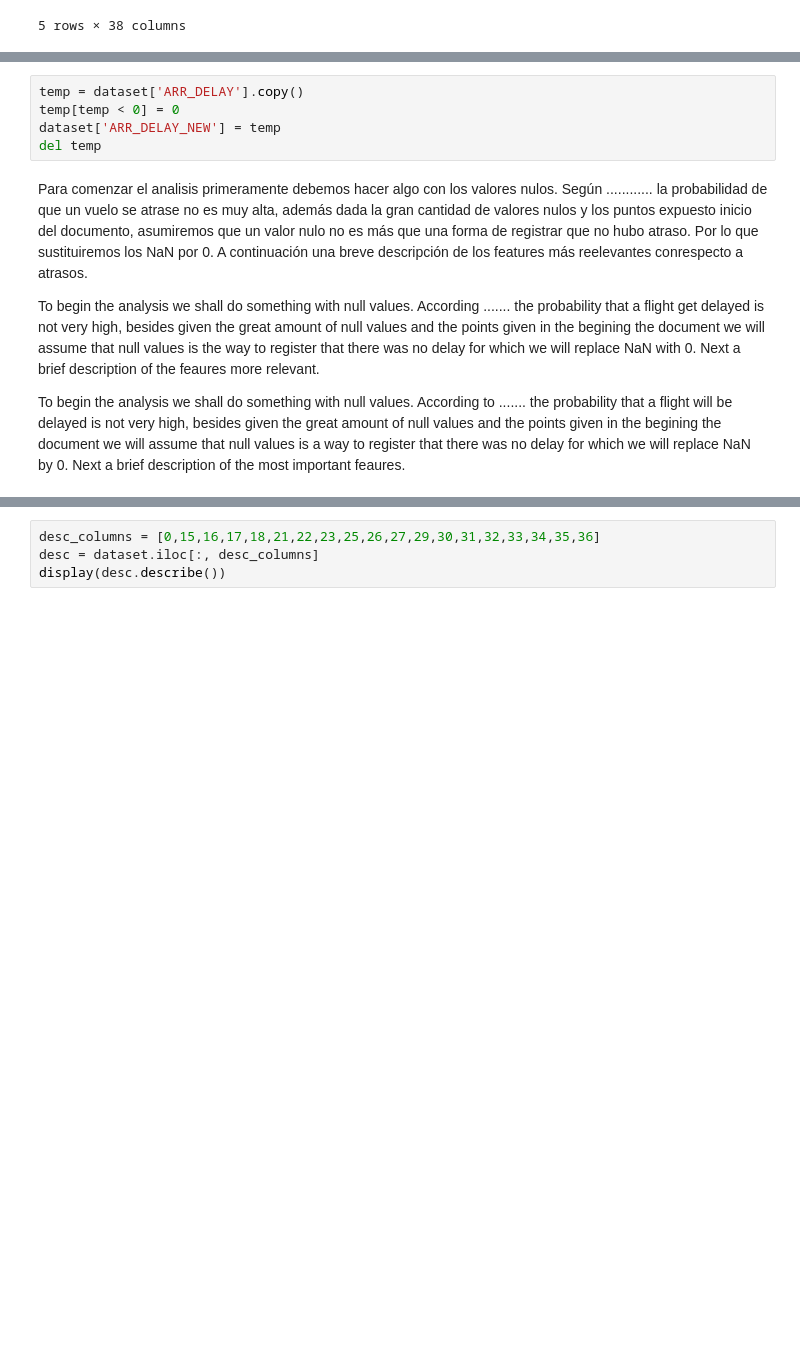
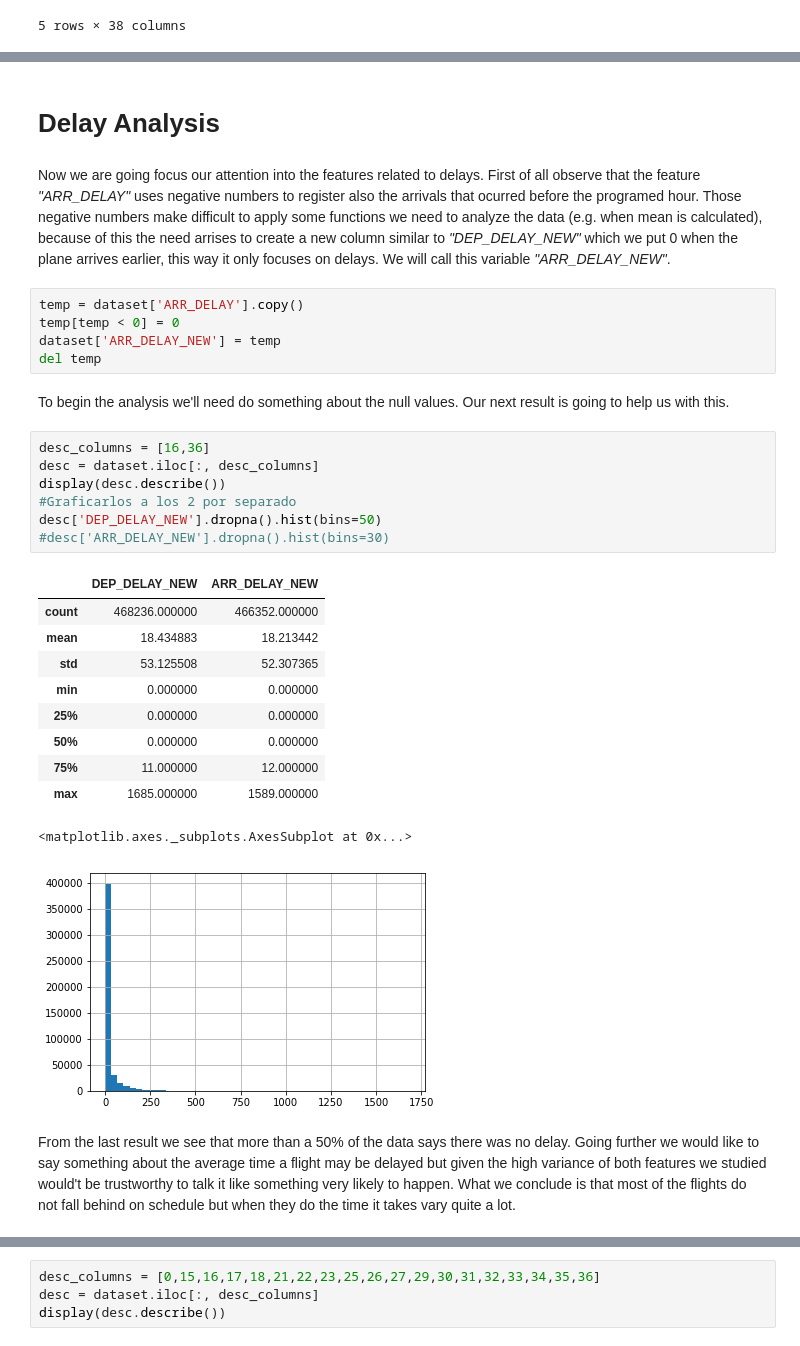
Before and after one commit to lesmedGutierrez/gap_bootcamp_analytics, a Jupyter notebook: script.ipynb, the cells around one changed output, grey strips where cells are left out. Cells and saved outputs as stored; diff of their text form; blank space fills up the shorter version.

Commit message:
Data cleaning and translations

```diff
--- a/script.ipynb
+++ b/script.ipynb
@@ -99,11 +110,32 @@ Now we are going focus our attention into the features related to delays. First
+# %% [markdown]
+# Delay Analysis
+# %% [markdown]
+Now we are going focus our attention into the features related to delays. First of all observe that the feature _"ARR_DELAY"_ uses negative numbers to register also the arrivals that ocurred before the programed hour. Those negative numbers make difficult to apply some functions we need to analyze the data (e.g. when mean is calculated), because of this the need arrises to create a new column similar to _"DEP_DELAY_NEW"_ which we put 0 when the plane arrives earlier, this way it only focuses on delays. We will call this variable  _"ARR_DELAY_NEW"_.
 # %%
 temp = dataset['ARR_DELAY'].copy()
 temp[temp < 0] = 0
 dataset['ARR_DELAY_NEW'] = temp
 del temp
-# %% [markdown]
-Para comenzar el analisis primeramente debemos hacer algo con los valores nulos. Según ............  la probabilidad de que un vuelo se atrase no es muy alta, además dada la gran cantidad de valores nulos y los puntos expuesto inicio del documento, asumiremos que un valor nulo no es más que una forma de registrar que no hubo atraso. Por lo que sustituiremos los NaN por 0. A continuación una breve descripción de los features más reelevantes conrespecto a atrasos.
-
-To begin the analysis we shall do something with null values. According ....... the probability that a flight get delayed is not very high, besides given the great amount of null values and the points given in the begining the document we will assume that null values is the way to register that there was no delay for which we will replace NaN with 0. Next a brief description of the feaures more relevant.
-
-To begin the analysis we shall do something with null values. According to ....... the probability that a flight will be delayed is not very high, besides given the great amount of null values and the points given in the begining the document we will assume that null values is a way to register that there was no delay for which we will replace NaN by 0. Next a brief description of the most important feaures.
+# %% [markdown]
+To begin the analysis we'll need do something about the null values. Our next result is going to help us with this.
+# %%
+desc_columns = [16,36]
+desc = dataset.iloc[:, desc_columns]
+display(desc.describe())
+#Graficarlos a los 2 por separado
+desc['DEP_DELAY_NEW'].dropna().hist(bins=50)
+#desc['ARR_DELAY_NEW'].dropna().hist(bins=30)
+# %% [output]
+|  | DEP_DELAY_NEW | ARR_DELAY_NEW |
+| count | 468236.000000 | 466352.000000 |
+| mean | 18.434883 | 18.213442 |
+| std | 53.125508 | 52.307365 |
+| min | 0.000000 | 0.000000 |
+| 25% | 0.000000 | 0.000000 |
+| 50% | 0.000000 | 0.000000 |
+| 75% | 11.000000 | 12.000000 |
+| max | 1685.000000 | 1589.000000 |
+<matplotlib.axes._subplots.AxesSubplot at 0x...>
+[figure, added]
+# %% [markdown]
+From the last result we see that more than a 50% of the data says there was no delay. Going further we would like to say something about the average time a flight may be delayed but given the high variance of both features we studied would't be trustworthy to talk it like something very likely to happen. What we conclude is that most of the flights do not fall behind on schedule but when they do the time it takes vary quite a lot.
```
Also changed, not shown: parts of 31 cells of this notebook.
